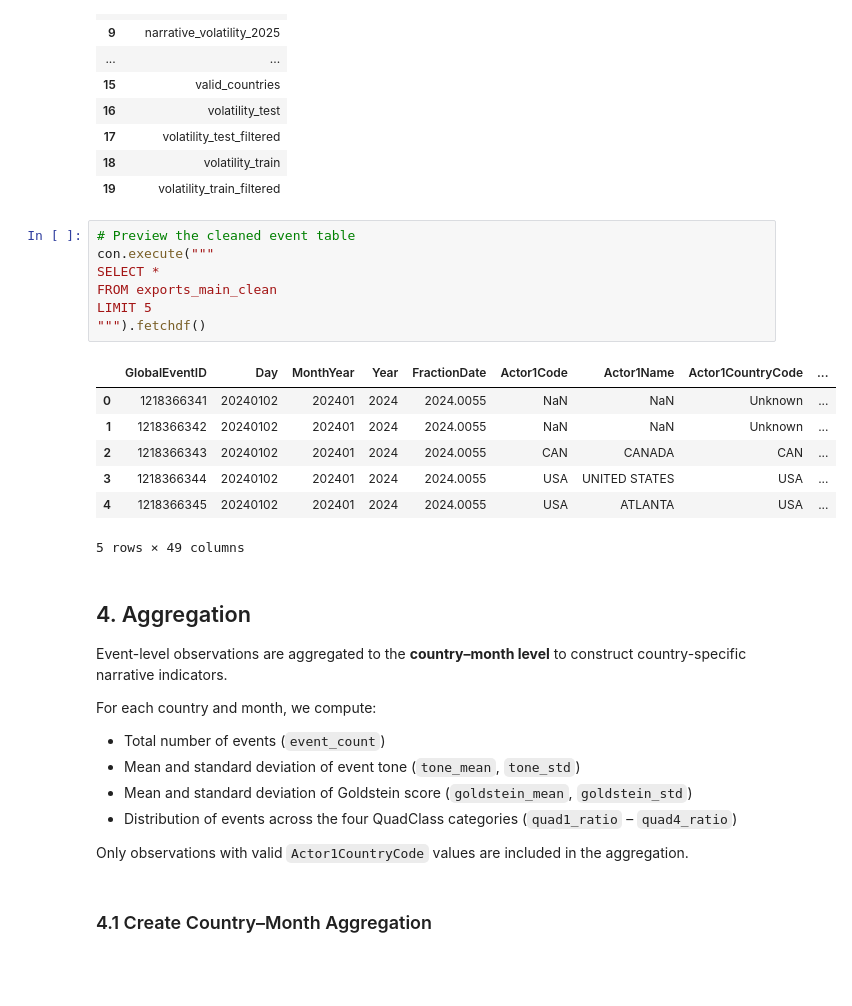
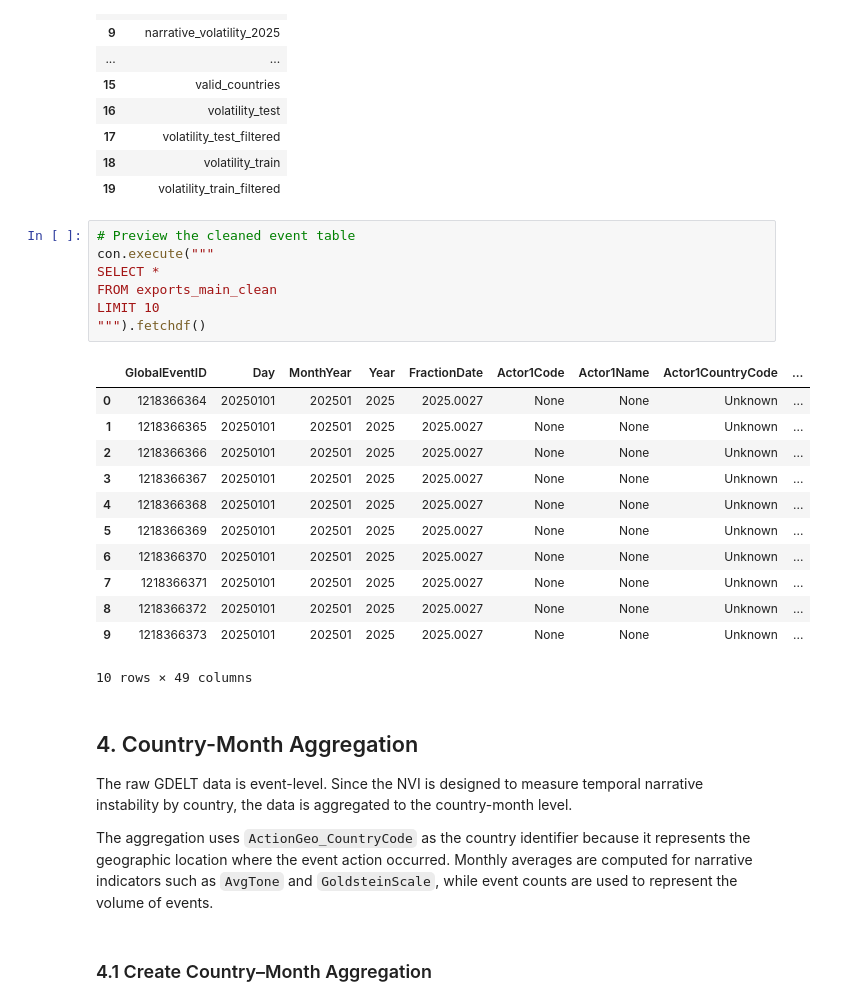
Before and after one commit to ancyra2/mining-prjkt, a Jupyter notebook: notebooks/03_nvi_report.ipynb, the cells around one changed output. Drawn from its saved outputs; the diff is of its cells as text; blank space fills up the shorter version.

```diff
--- a/notebooks/03_nvi_report.ipynb
+++ b/notebooks/03_nvi_report.ipynb
@@ -75,32 +64,29 @@ con.execute("SHOW TABLES").fetchdf()
 # %%
 # Preview the cleaned event table
 con.execute("""
 SELECT *
 FROM exports_main_clean
-LIMIT 5
+LIMIT 10
 """).fetchdf()
 # %% [output]
 |  | GlobalEventID | Day | MonthYear | Year | FractionDate | Actor1Code | Actor1Name | Actor1CountryCode | ... |
-| 0 | 1218366341 | 20240102 | 202401 | 2024 | 2024.0055 | NaN | NaN | Unknown | ... |
-| 1 | 1218366342 | 20240102 | 202401 | 2024 | 2024.0055 | NaN | NaN | Unknown | ... |
-| 2 | 1218366343 | 20240102 | 202401 | 2024 | 2024.0055 | CAN | CANADA | CAN | ... |
-| 3 | 1218366344 | 20240102 | 202401 | 2024 | 2024.0055 | USA | UNITED STATES | USA | ... |
-| 4 | 1218366345 | 20240102 | 202401 | 2024 | 2024.0055 | USA | ATLANTA | USA | ... |
+| 0 | 1218366364 | 20250101 | 202501 | 2025 | 2025.0027 | None | None | Unknown | ... |
+| 1 | 1218366365 | 20250101 | 202501 | 2025 | 2025.0027 | None | None | Unknown | ... |
+| 2 | 1218366366 | 20250101 | 202501 | 2025 | 2025.0027 | None | None | Unknown | ... |
+| 3 | 1218366367 | 20250101 | 202501 | 2025 | 2025.0027 | None | None | Unknown | ... |
+| 4 | 1218366368 | 20250101 | 202501 | 2025 | 2025.0027 | None | None | Unknown | ... |
+| 5 | 1218366369 | 20250101 | 202501 | 2025 | 2025.0027 | None | None | Unknown | ... |
+| 6 | 1218366370 | 20250101 | 202501 | 2025 | 2025.0027 | None | None | Unknown | ... |
+| 7 | 1218366371 | 20250101 | 202501 | 2025 | 2025.0027 | None | None | Unknown | ... |
+| 8 | 1218366372 | 20250101 | 202501 | 2025 | 2025.0027 | None | None | Unknown | ... |
+| 9 | 1218366373 | 20250101 | 202501 | 2025 | 2025.0027 | None | None | Unknown | ... |
-5 rows × 49 columns
+10 rows × 49 columns
 # %% [markdown]
-## 4. Aggregation
+## 4. Country-Month Aggregation
 
-Event-level observations are aggregated to the **country–month level**
-to construct country-specific narrative indicators.
+The raw GDELT data is event-level. Since the NVI is designed to measure temporal narrative instability by country, the data is aggregated to the country-month level.
 
-For each country and month, we compute:
-
-- Total number of events (`event_count`)
-- Mean and standard deviation of event tone (`tone_mean`, `tone_std`)
-- Mean and standard deviation of Goldstein score (`goldstein_mean`, `goldstein_std`)
-- Distribution of events across the four QuadClass categories (`quad1_ratio` – `quad4_ratio`)
-
-Only observations with valid `Actor1CountryCode` values are included in the aggregation.
+The aggregation uses `ActionGeo_CountryCode` as the country identifier because it represents the geographic location where the event action occurred. Monthly averages are computed for narrative indicators such as `AvgTone` and `GoldsteinScale`, while event counts are used to represent the volume of events.
 # %% [markdown]
 ### 4.1 Create Country–Month Aggregation
 # %%
```
Also changed, not shown: parts of 110 cells of this notebook, 4 other files.
